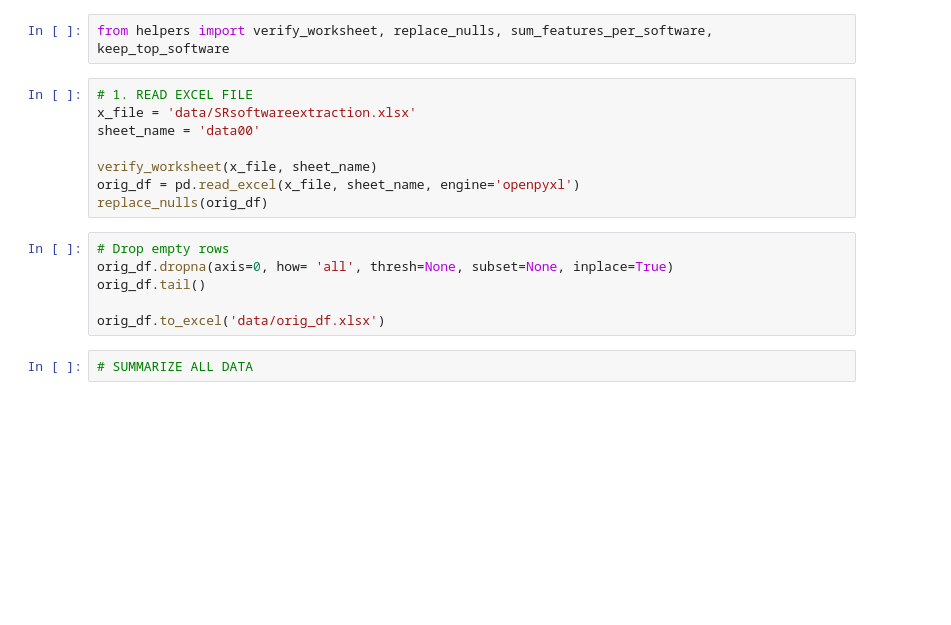
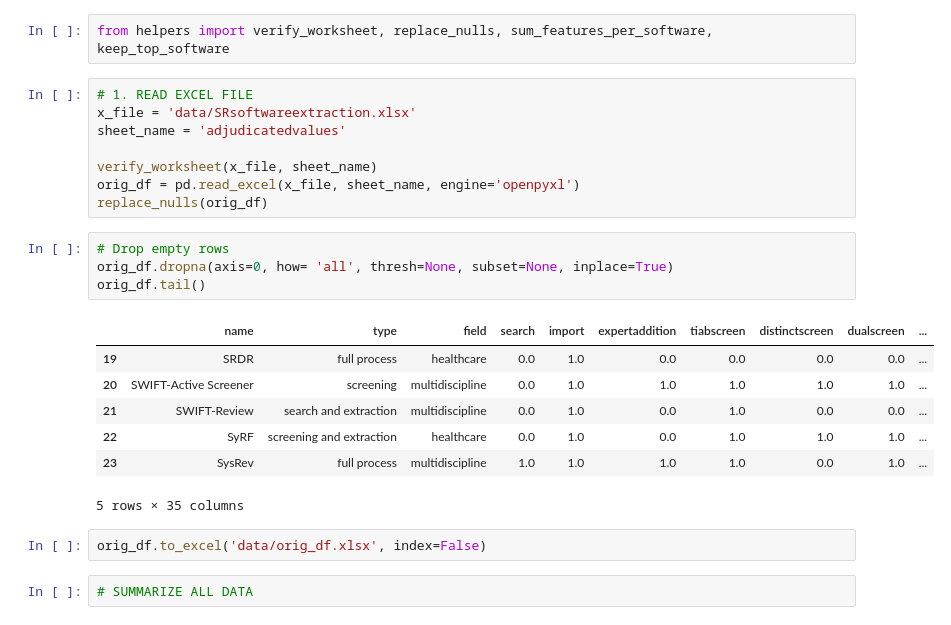
Before and after one commit to cowiekw/sr-software-comparison, a Jupyter notebook: allsr.ipynb, the cells around one changed output. Drawn from its saved outputs; the diff is of its cells as text; blank space fills up the shorter version.

```diff
--- a/allsr.ipynb
+++ b/allsr.ipynb
@@ -9,7 +9,7 @@ from helpers import verify_worksheet, replace_nulls, sum_features_per_software,
 # %%
 # 1. READ EXCEL FILE
 x_file = 'data/SRsoftwareextraction.xlsx'
-sheet_name = 'data00'
+sheet_name = 'adjudicatedvalues'
 
 verify_worksheet(x_file, sheet_name)
 orig_df = pd.read_excel(x_file, sheet_name, engine='openpyxl')
@@ -17,9 +17,17 @@ replace_nulls(orig_df)
 # %%
 # Drop empty rows
 orig_df.dropna(axis=0, how= 'all', thresh=None, subset=None, inplace=True)
 orig_df.tail()
-
-orig_df.to_excel('data/orig_df.xlsx')
+# %% [output]
+|  | name | type | field | search | import | expertaddition | tiabscreen | distinctscreen | dualscreen | ... |
+| 19 | SRDR | full process | healthcare | 0.0 | 1.0 | 0.0 | 0.0 | 0.0 | 0.0 | ... |
+| 20 | SWIFT-Active Screener | screening | multidiscipline | 0.0 | 1.0 | 1.0 | 1.0 | 1.0 | 1.0 | ... |
+| 21 | SWIFT-Review | search and extraction | multidiscipline | 0.0 | 1.0 | 0.0 | 1.0 | 0.0 | 0.0 | ... |
+| 22 | SyRF | screening and extraction | healthcare | 0.0 | 1.0 | 0.0 | 1.0 | 1.0 | 1.0 | ... |
+| 23 | SysRev | full process | multidiscipline | 1.0 | 1.0 | 1.0 | 1.0 | 0.0 | 1.0 | ... |
+5 rows × 35 columns
+# %%
+orig_df.to_excel('data/orig_df.xlsx', index=False)
 # %%
 # SUMMARIZE ALL DATA
 # %%
```
Also changed, not shown: parts of 4 cells of this notebook, 29 other files.
